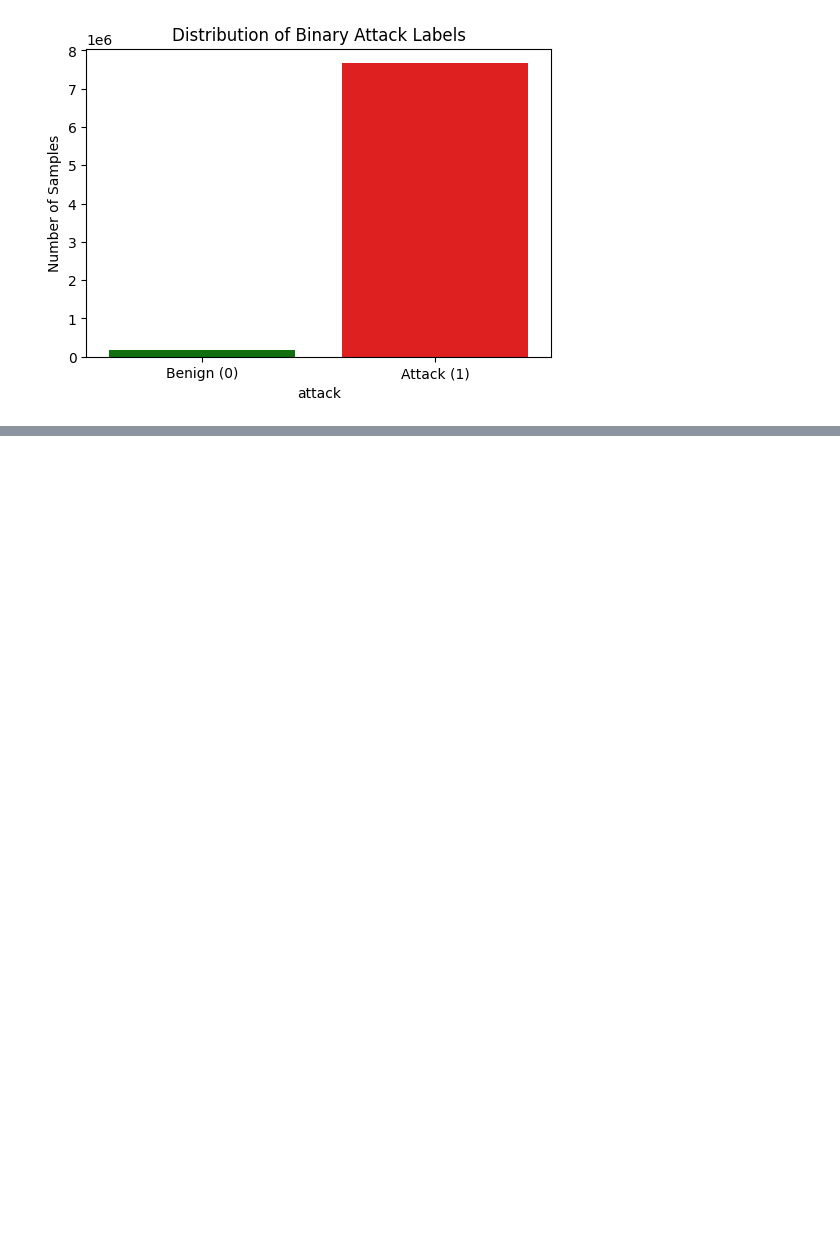
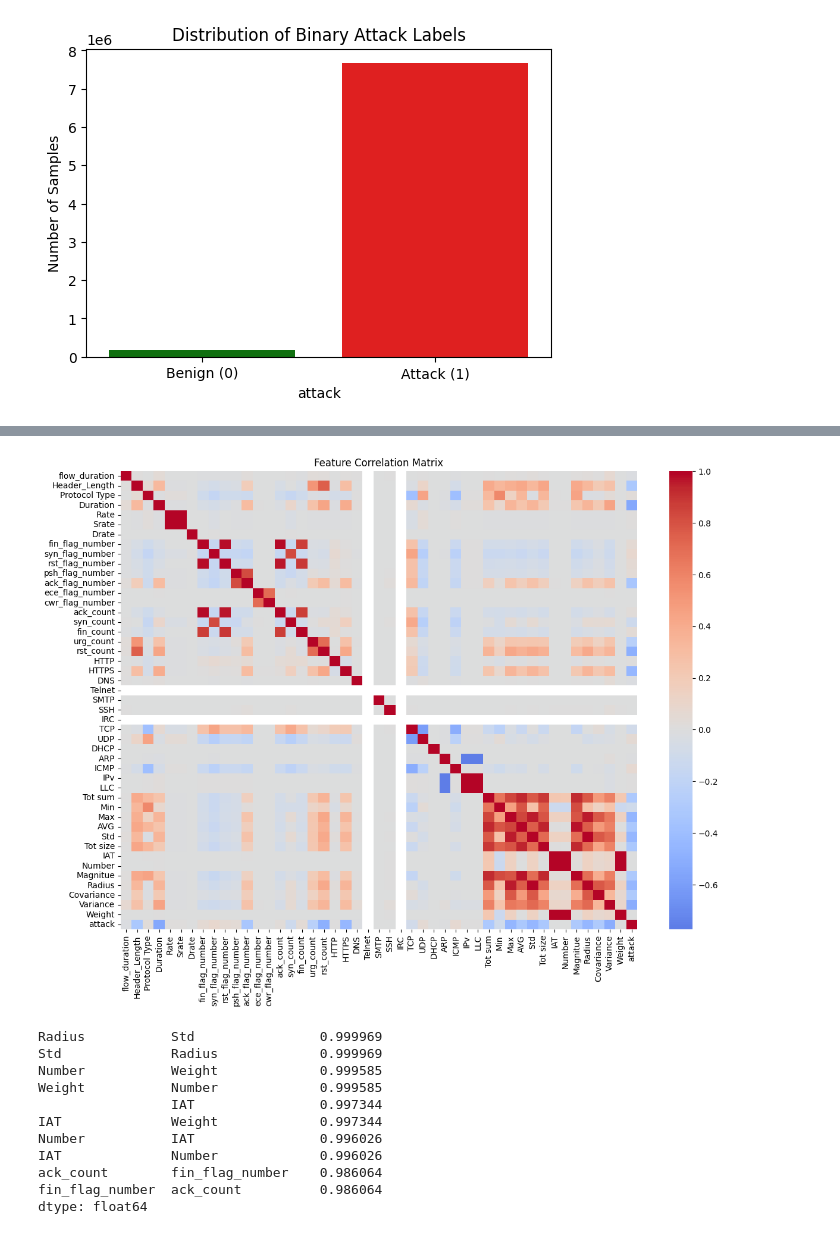
Before and after one commit to ilyesrezgui/Real-Time-Anomaly-Detection-in-IoMT-Device-Communication, a Jupyter notebook: Data Analysis/Data_Exploring_And_Visualisation.ipynb, the cells around one changed output, grey strips where cells are left out. Drawn from its saved outputs; the diff is of its cells as text; code cells hidden in the pictures; blank space fills up the shorter version.

Commit message:
Correlation

```diff
--- a/Data Analysis/Data_Exploring_And_Visualisation.ipynb
+++ b/Data Analysis/Data_Exploring_And_Visualisation.ipynb
@@ -328,0 +356,26 @@ Passing `palette` without assigning `hue` is deprecated and will be removed in v
+# %%
+# Compute correlation matrix
+corr = train_df.corr(numeric_only=True)
+
+# Plot heatmap
+plt.figure(figsize=(14,10))
+sns.heatmap(corr, cmap='coolwarm', center=0)
+plt.title('Feature Correlation Matrix')
+plt.show()
+
+# Strongly correlated pairs
+corr_pairs = corr.unstack().sort_values(ascending=False)
+corr_pairs[(corr_pairs < 1) & (corr_pairs > 0.85)].head(10)
+# %% [output]
+[figure, added]
+Radius           Std                0.999969
+Std              Radius             0.999969
+Number           Weight             0.999585
+Weight           Number             0.999585
+                 IAT                0.997344
+IAT              Weight             0.997344
+Number           IAT                0.996026
+IAT              Number             0.996026
+ack_count        fin_flag_number    0.986064
+fin_flag_number  ack_count          0.986064
+dtype: float64
```
Also changed, not shown: parts of 2 cells of this notebook.
